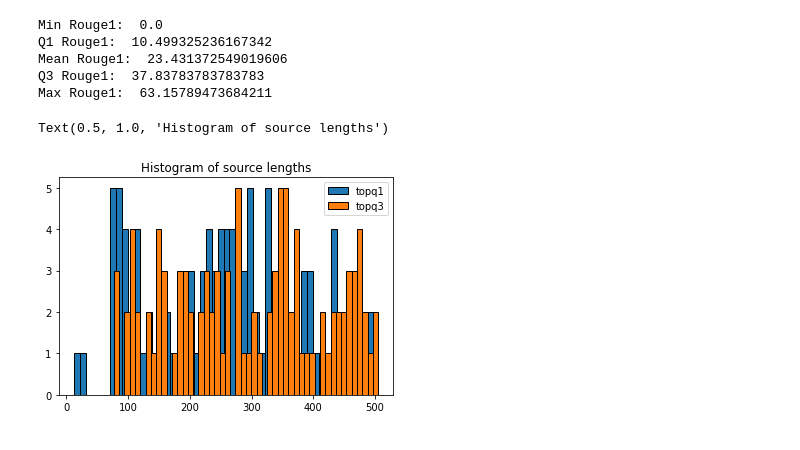
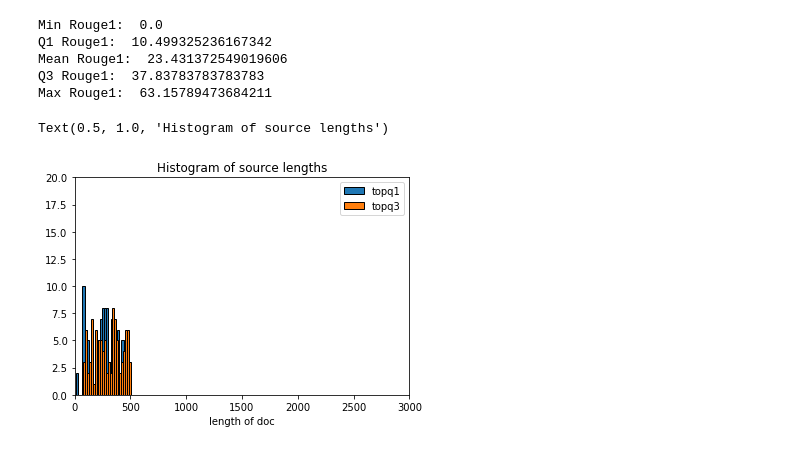
Before and after one commit to beaupranisaa/Text-Summarization, a Jupyter notebook: analysis/Redo Q1Q3.ipynb, the cells around one changed output. Saved outputs shown, nothing was run; the diff lists cells and outputs as text; code cells hidden in the pictures.

```diff
--- a/analysis/Redo Q1Q3.ipynb
+++ b/analysis/Redo Q1Q3.ipynb
@@ -136,12 +138,14 @@ for idx in data_q3:
 # %%
 # matplotlib histogram
 plt.hist(val_len_q1['length'], edgecolor = 'black',
-         bins = 50, label = "topq1")
+         bins = 25, label = "topq1")
 plt.hist(val_len_q3['length'], edgecolor = 'black',
-         bins = 50, label = "topq3")
+         bins = 25, label = "topq3")
+plt.xlim([0,3000])
+plt.ylim([0,20])
+plt.xlabel("length of doc")
 plt.legend()
-
 plt.title(f'Histogram of source lengths')
 # %% [output]
 Text(0.5, 1.0, 'Histogram of source lengths')
-[figure, old version]
+[figure, new version]
```
Also changed, not shown: parts of 4 cells of this notebook, 5 other files.
